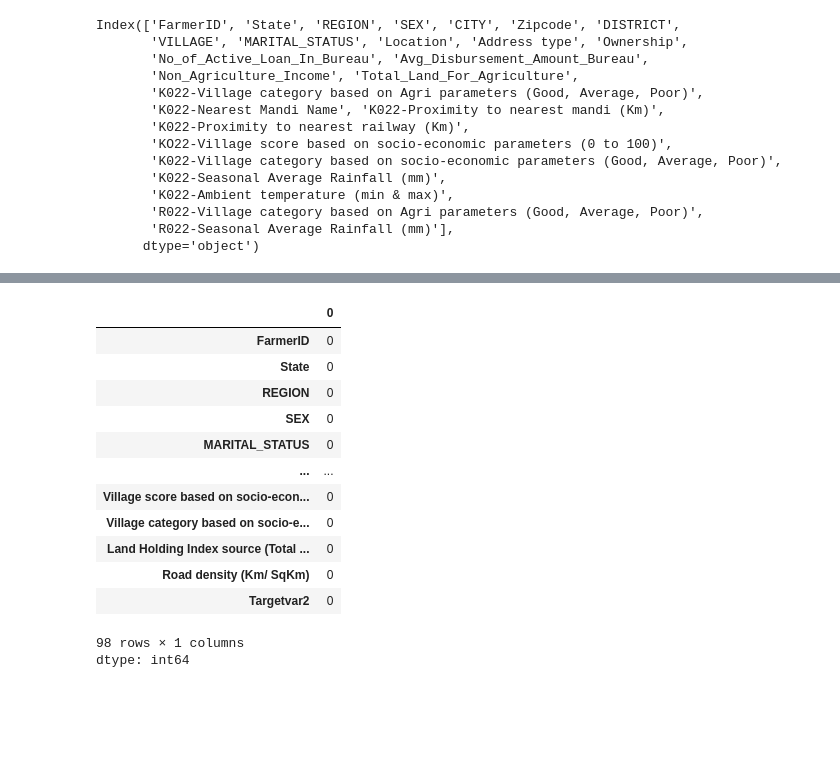
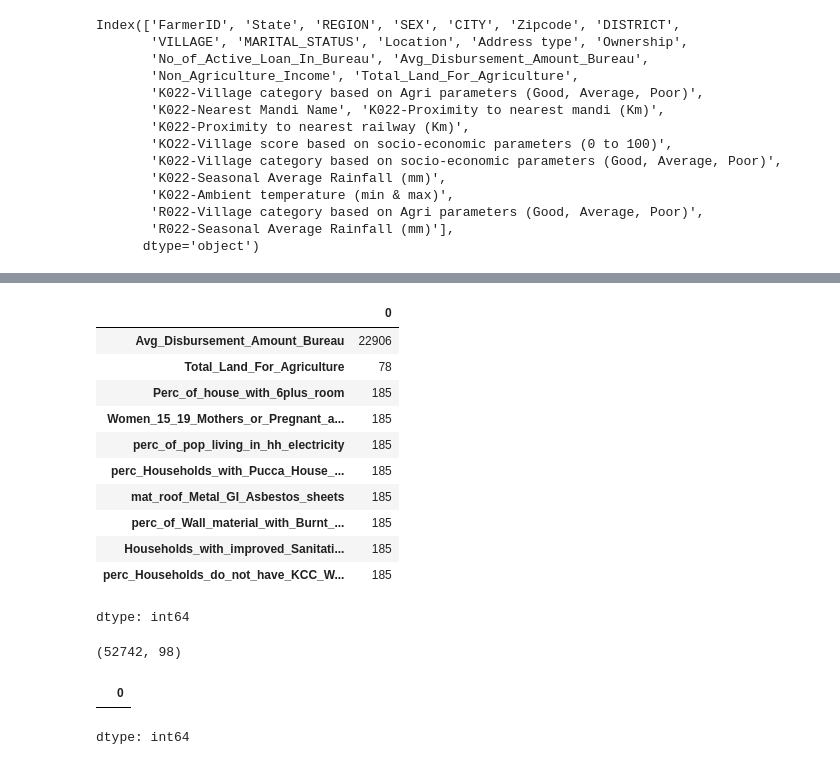
Before and after one commit to anuragpan/ltf-income-challenge, a Jupyter notebook: LTF_challenge.ipynb, the cells around one changed output, grey strips where cells are left out. Cells and saved outputs as stored; diff of their text form; code cells hidden in the pictures; blank space fills up the shorter version.

```diff
--- a/LTF_challenge.ipynb
+++ b/LTF_challenge.ipynb
@@ -119,17 +101,17 @@ Index(['FarmerID', 'State', 'REGION', 'SEX', 'MARITAL_STATUS',
-# %%
-df3.isnull().sum()
-# %% [output]
-|  | 0 |
-| FarmerID | 0 |
-| State | 0 |
-| REGION | 0 |
-| SEX | 0 |
-| MARITAL_STATUS | 0 |
-| ... | ... |
-| Village score based on socio-econ... | 0 |
-| Village category based on socio-e... | 0 |
-| Land Holding Index source (Total ... | 0 |
-| Road density (Km/ SqKm) | 0 |
-| Targetvar2 | 0 |
-98 rows × 1 columns
-dtype: int64
+# %%
+#check missing Values
+
+df3.isnull().sum().loc[lambda x:x>0]
+# %% [output]
+|  | 0 |
+| Avg_Disbursement_Amount_Bureau | 22906 |
+| Total_Land_For_Agriculture | 78 |
+| Perc_of_house_with_6plus_room | 185 |
+| Women_15_19_Mothers_or_Pregnant_a... | 185 |
+| perc_of_pop_living_in_hh_electricity | 185 |
+| perc_Households_with_Pucca_House_... | 185 |
+| mat_roof_Metal_GI_Asbestos_sheets | 185 |
+| perc_of_Wall_material_with_Burnt_... | 185 |
+| Households_with_improved_Sanitati... | 185 |
+| perc_Households_do_not_have_KCC_W... | 185 |
+dtype: int64
@@ -135,0 +120,14 @@ dtype: int64
+# %%
+#check missing Values
+df3 = df3.dropna()
+
+df3.shape
+# %% [output]
+(52742, 98)
+# %%
+#check missing Values
+
+df3.isnull().sum().loc[lambda x:x>0]
+# %% [output]
+|  | 0 |
+dtype: int64
```
Also changed, not shown: parts of 3 cells of this notebook.
